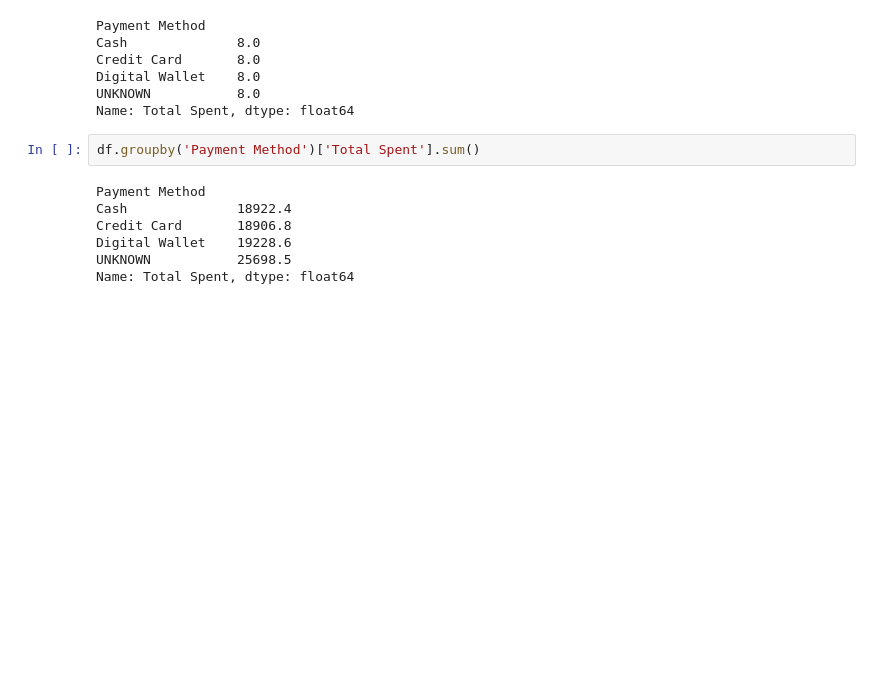
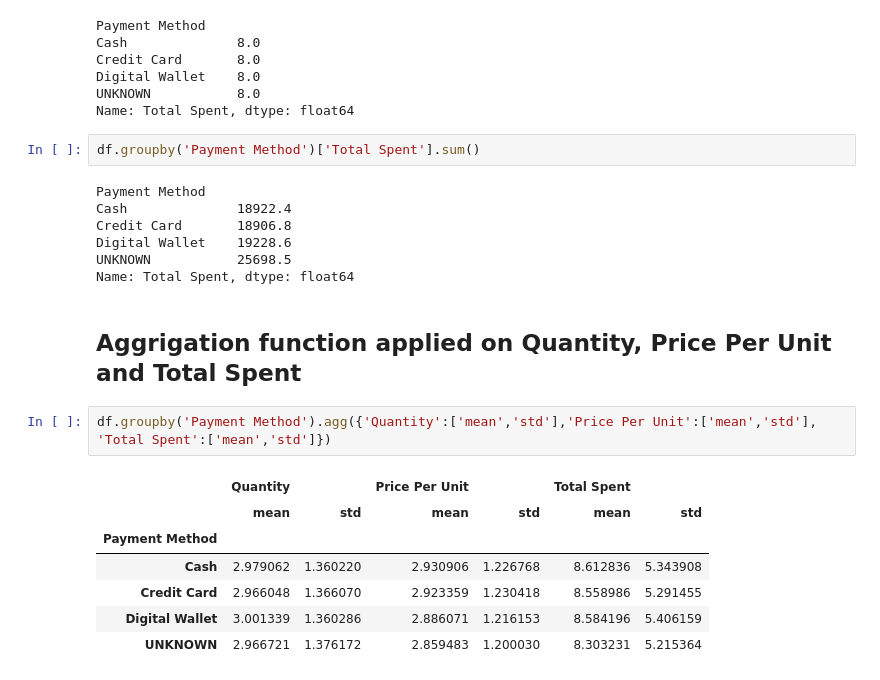
Before and after one commit to dewang002/EDA_Cafe, a Jupyter notebook: EDA_cafe_data.ipynb, the cells around one changed output. Saved outputs shown, nothing was run; the diff lists cells and outputs as text; blank space fills up the shorter version.

```diff
--- a/EDA_cafe_data.ipynb
+++ b/EDA_cafe_data.ipynb
@@ -251,3 +298,15 @@ Credit Card       18906.8
 Digital Wallet    19228.6
 UNKNOWN           25698.5
 Name: Total Spent, dtype: float64
+# %% [markdown]
+## Aggrigation function applied on Quantity, Price Per Unit and Total Spent
+# %%
+df.groupby('Payment Method').agg({'Quantity':['mean','std'],'Price Per Unit':['mean','std'], 'Total Spent':['mean','std']})
+# %% [output]
+|  | Quantity |  | Price Per Unit |  | Total Spent |  |
+|  | mean | std | mean | std | mean | std |
+| Payment Method |  |  |  |  |  |  |
+| Cash | 2.979062 | 1.360220 | 2.930906 | 1.226768 | 8.612836 | 5.343908 |
+| Credit Card | 2.966048 | 1.366070 | 2.923359 | 1.230418 | 8.558986 | 5.291455 |
+| Digital Wallet | 3.001339 | 1.360286 | 2.886071 | 1.216153 | 8.584196 | 5.406159 |
+| UNKNOWN | 2.966721 | 1.376172 | 2.859483 | 1.200030 | 8.303231 | 5.215364 |
```
Also changed, not shown: parts of 10 cells of this notebook.
